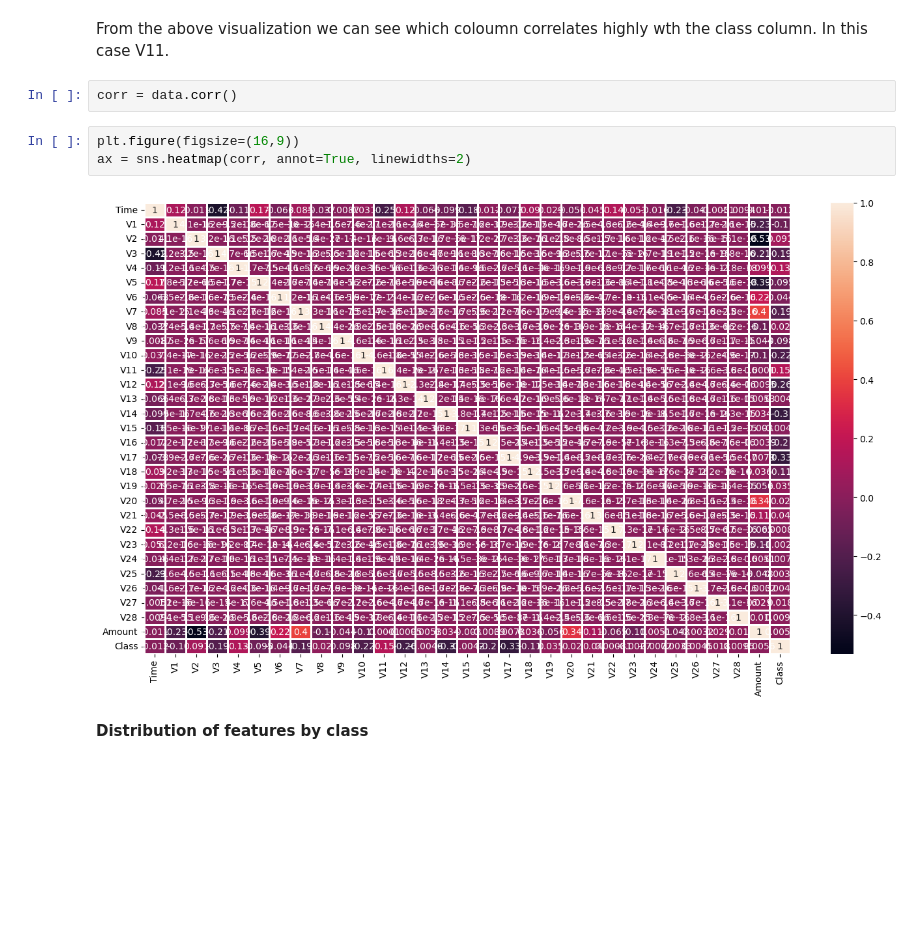
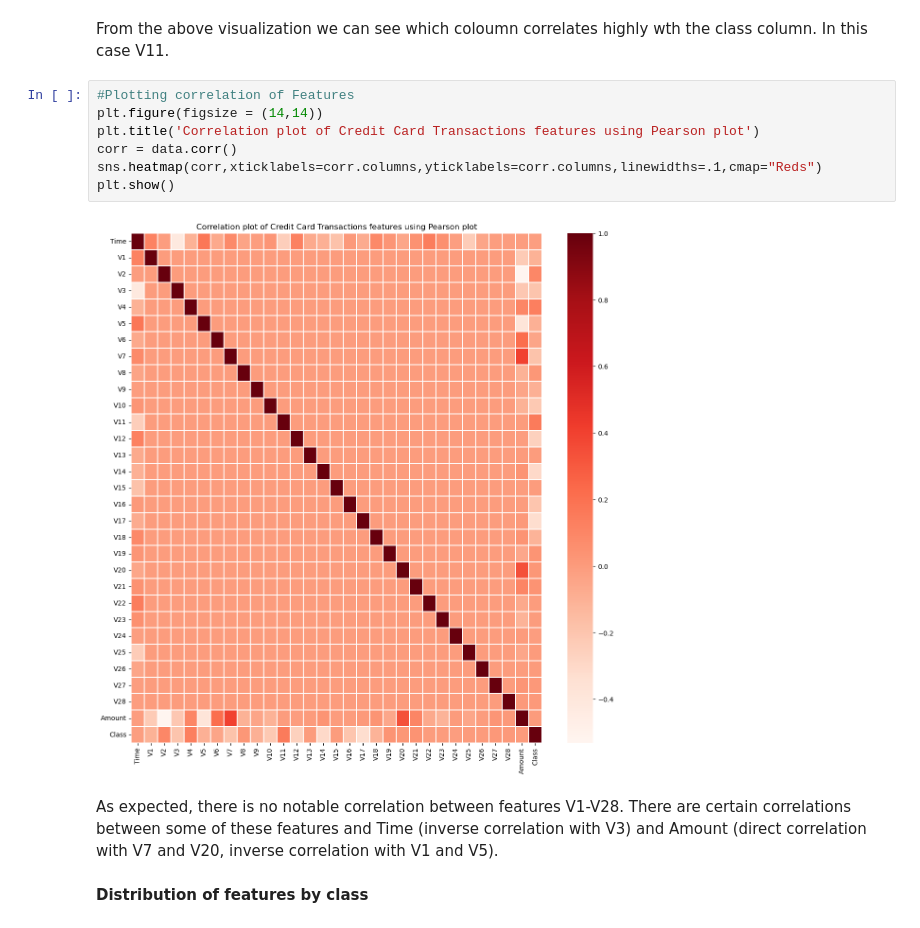
Before and after one commit to obystephen/dsc-phase-3-project-v2-3, a Jupyter notebook: project3.ipynb, the cells around one changed output. Saved outputs shown, nothing was run; the diff lists cells and outputs as text; blank space fills up the shorter version.

```diff
--- a/project3.ipynb
+++ b/project3.ipynb
@@ -136,12 +193,16 @@ data.corrwith(data['Class']).plot.bar(
 [figure]
 # %% [markdown]
 From the above visualization we can see which coloumn correlates highly wth the class column. In  this case V11.
-# %%
-corr = data.corr()
-# %%
-plt.figure(figsize=(16,9))
-ax = sns.heatmap(corr, annot=True, linewidths=2)
-# %% [output]
-[figure, removed]
+# %%
+#Plotting correlation of Features
+plt.figure(figsize = (14,14))
+plt.title('Correlation plot of Credit Card Transactions features using Pearson plot')
+corr = data.corr()
+sns.heatmap(corr,xticklabels=corr.columns,yticklabels=corr.columns,linewidths=.1,cmap="Reds")
+plt.show()
+# %% [output]
+[figure, added]
+# %% [markdown]
+As expected, there is no notable correlation between features V1-V28. There are certain correlations between some of these features and Time (inverse correlation with V3) and Amount (direct correlation with V7 and V20, inverse correlation with V1 and V5).
 # %% [markdown]
 **Distribution of features by class**
```
Also changed, not shown: parts of 9 cells of this notebook, 1 other file.
